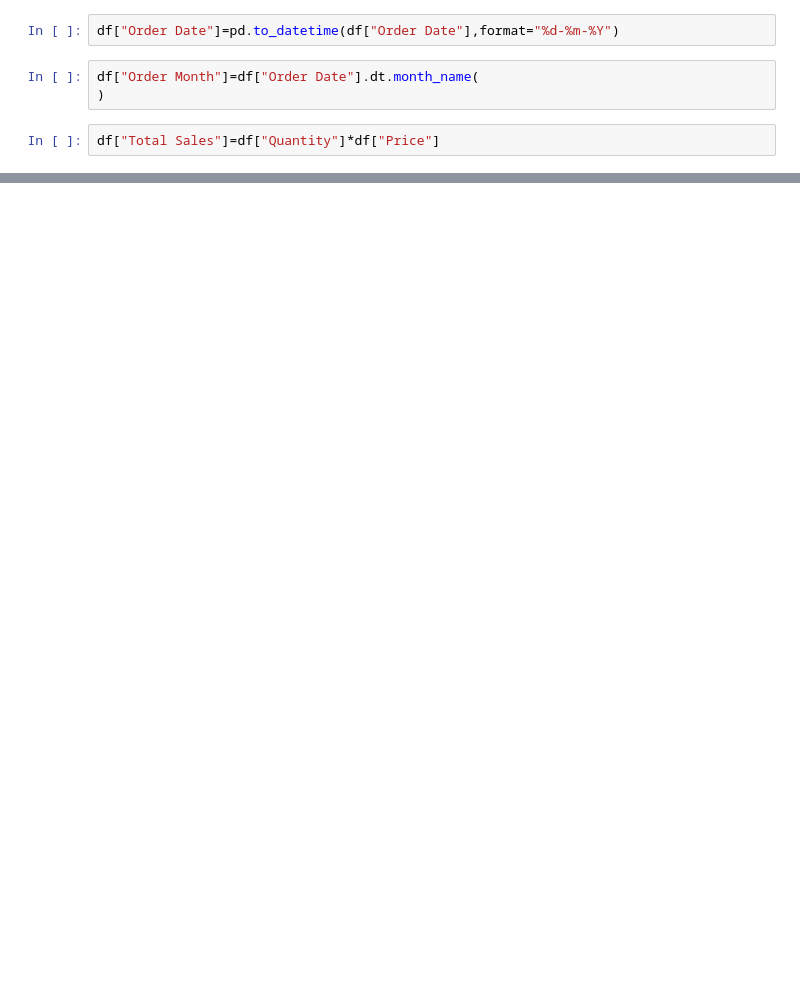
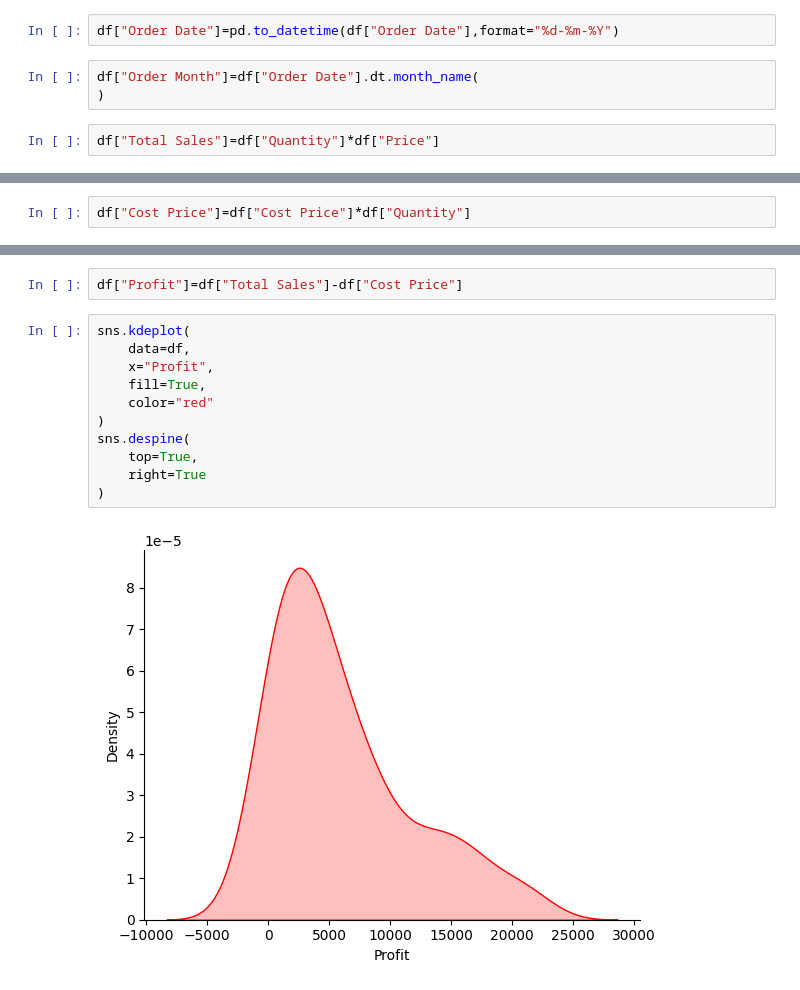
Before and after one commit to sagarnbeedi-analytics/data-analytics-portfolio, a Jupyter notebook: PYTHON/practicing_python_libraries/python_files/seaborn.ipynb, the cells around one changed output, grey strips where cells are left out. Drawn from its saved outputs; the diff is of its cells as text; blank space fills up the shorter version.

```diff
--- a/PYTHON/practicing_python_libraries/python_files/seaborn.ipynb
+++ b/PYTHON/practicing_python_libraries/python_files/seaborn.ipynb
@@ -157,0 +226,2 @@ df["Total Sales"]=df["Quantity"]*df["Price"]
+# %%
+df["Cost Price"]=df["Cost Price"]*df["Quantity"]
@@ -157,0 +237,15 @@ df["Total Sales"]=df["Quantity"]*df["Price"]
+# %%
+df["Profit"]=df["Total Sales"]-df["Cost Price"]
+# %%
+sns.kdeplot(
+    data=df,
+    x="Profit",
+    fill=True,
+    color="red"
+)
+sns.despine(
+    top=True,
+    right=True
+)
+# %% [output]
+[figure, added]
```
Also changed, not shown: parts of 13 cells of this notebook.
